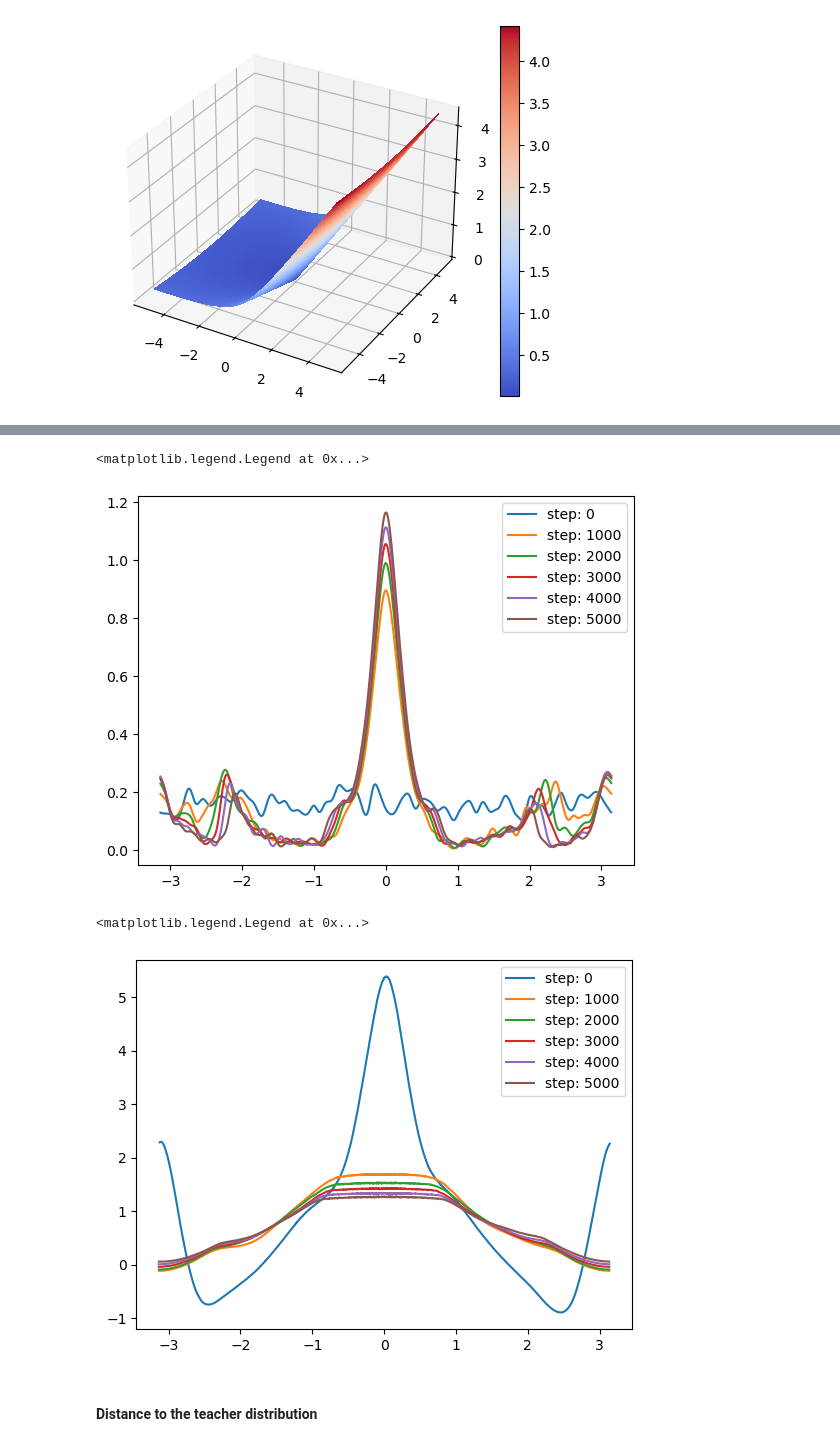
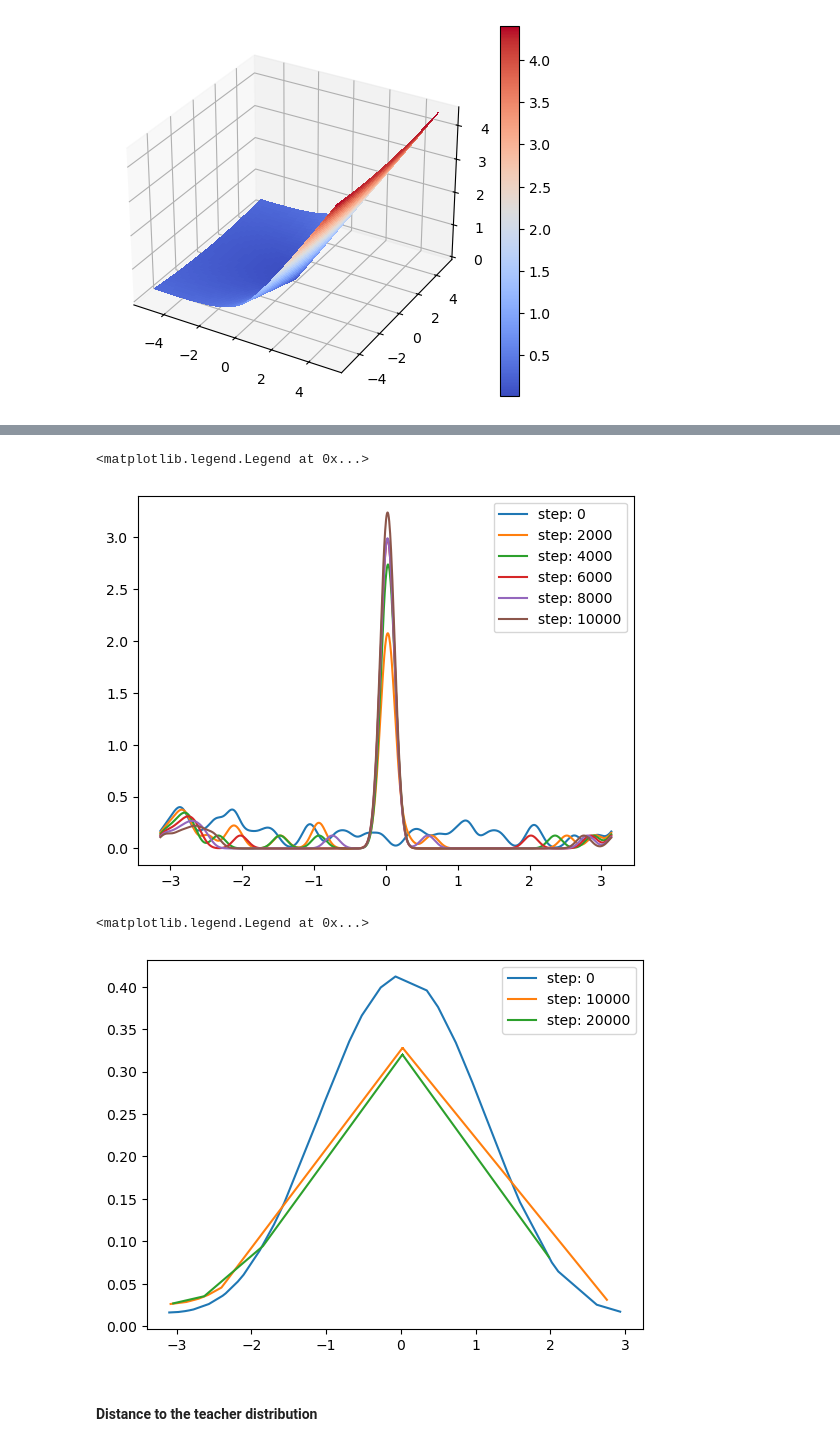
Before and after one commit to rbarboni/VarPro, a Jupyter notebook: VarPro_ReLU_1d/Experiment.ipynb, the cells around one changed output, grey strips where cells are left out. Drawn from its saved outputs; the diff is of its cells as text; code cells hidden in the pictures.

```diff
--- a/VarPro_ReLU_1d/Experiment.ipynb
+++ b/VarPro_ReLU_1d/Experiment.ipynb
@@ -76,7 +82,7 @@ student.clipper(student)
 # %%
 ## Training
-lmbda = 1e-4
-time_scale = 2**(-10)
+lmbda = 1e-3
+time_scale = 2**(-8)
 lr = student_width * time_scale
 
 # biased or unbiased loss
@@ -91,7 +97,7 @@ optimizer = torch.optim.SGD([student.feature_model.weight], lr=lr)
 # %%
 problem = LearningProblem(student, train_loader, optimizer, criterion)
 # %%
-epochs = 20000
+epochs = 2000
 problem.train(epochs)
 # %%
 # training loss
@@ -103,29 +109,29 @@ plt.xscale('log')
 # %%
 # plot of the learned feature distribution (diracs smoothed with a gaussian)
-for i in np.arange(0, 5001, 1000):
+for i in np.arange(0, 10001, 2000):
     w = problem.state_list[i]['feature_model.weight'].numpy()
     f = circle_to_line(w)
 
-    plt.plot(*gaussian_conv(f, scale=0.05), label=f'step: {i}')
+    plt.plot(*gaussian_conv(f, scale=0.1), label=f'step: {i}')
 plt.legend()
 #plt.yscale('log')
 # %% [output]
 <matplotlib.legend.Legend at 0x...>
-[figure, old version]
+[figure, new version]
 # %%
 # plot of the outer layer weight (to check if positive and smooth)
-for i in np.arange(0, 5001, 1000):
+for i in np.arange(0, 20001, 10000):
     w = problem.state_list[i]['feature_model.weight'].numpy()
     f = circle_to_line(w)
     idx = np.argsort(f)
     u = problem.state_list[i]['outer.weight'].squeeze().numpy()
 
     plt.plot(f[idx], u[idx], label=f'step: {i}')
 #plt.yscale('log')
 plt.legend()
 # %% [output]
 <matplotlib.legend.Legend at 0x...>
-[figure, old version]
+[figure, new version]
 # %% [markdown]
 #### Distance to the teacher distribution
 # %%
```
Also changed, not shown: parts of 9 cells of this notebook, 2 other files.
